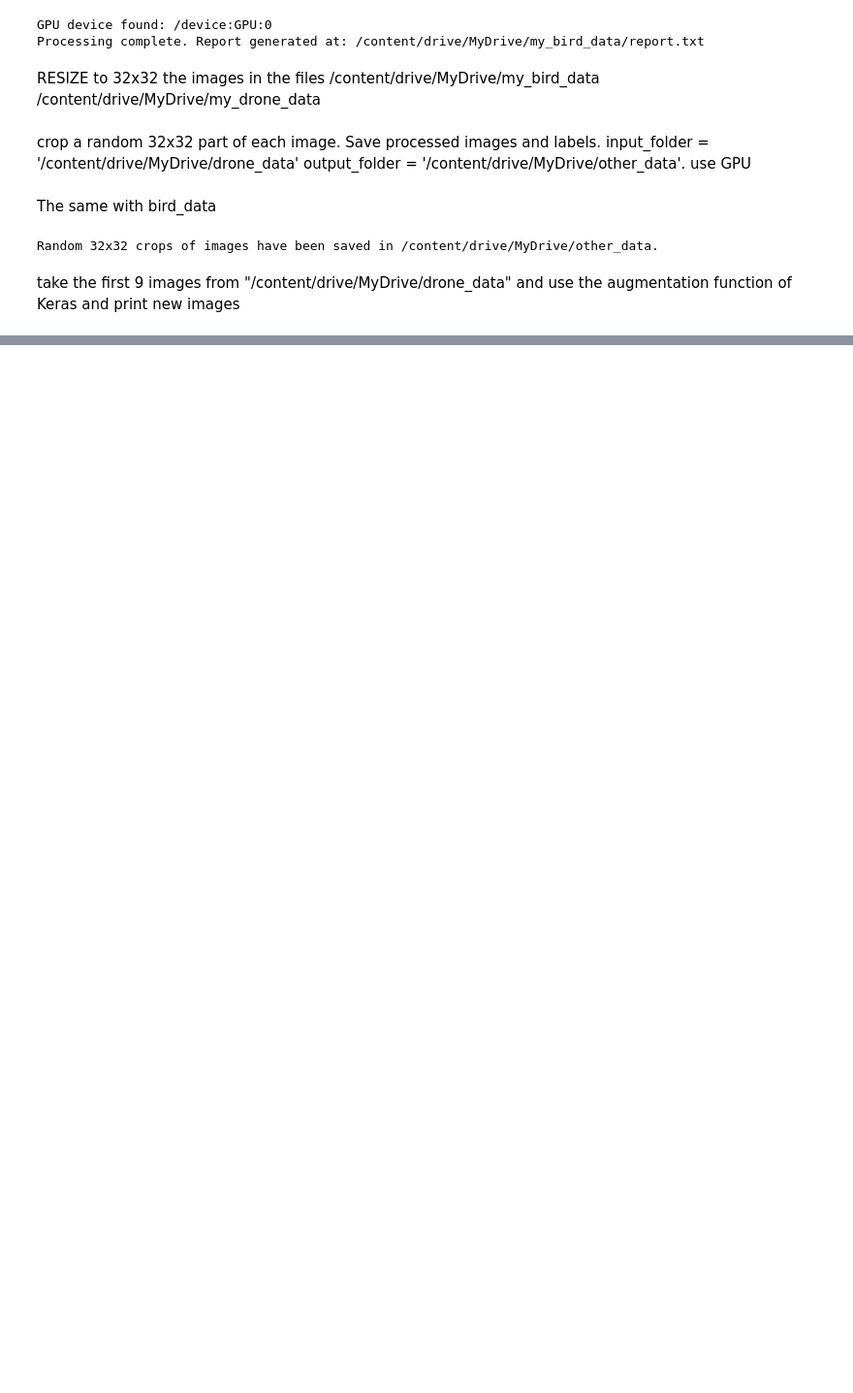
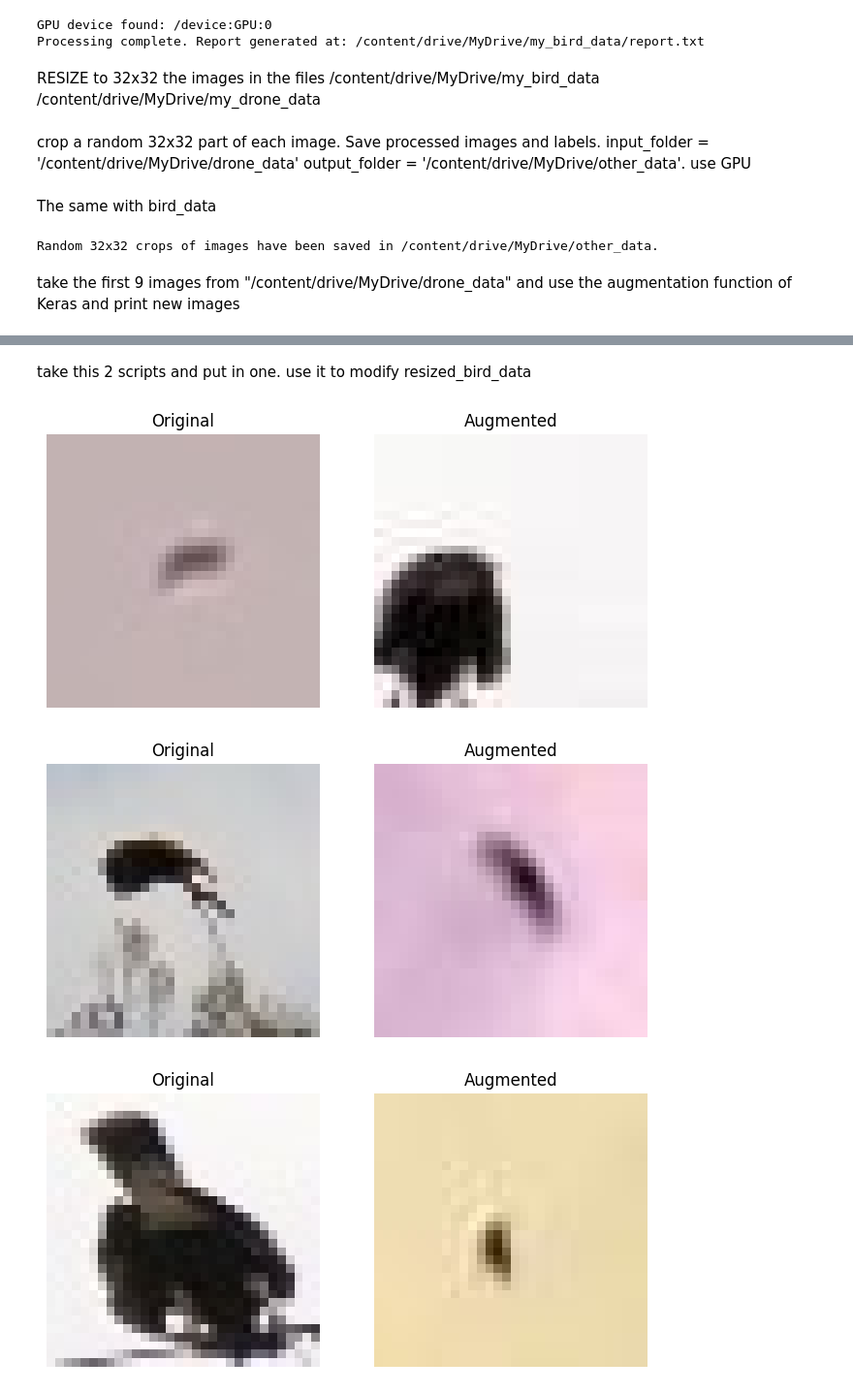
Before and after one commit to adidonner/Machine-Deep-learning-Python-Based, a Jupyter notebook: Task6.ipynb, the cells around one changed output, grey strips where cells are left out. Shown at 97% size. Drawn from its saved outputs; the diff is of its cells as text; code cells hidden in the pictures; blank space fills up the shorter version.

```diff
--- a/Task6.ipynb
+++ b/Task6.ipynb
@@ -389,0 +561,80 @@ IndexError: ignored
+# %% [markdown]
+take this 2 scripts and put in one.
+use it to modify resized_bird_data
+# %%
+import os
+import random
+import matplotlib.pyplot as plt
+from tensorflow import keras
+from tensorflow.keras.preprocessing.image import ImageDataGenerator
+from glob import glob
+
+# Set the path to the original images and the destination folder for augmented images
+original_images_path = "/content/drive/MyDrive/resized_bird_data"
+augmented_images_path = "/content/drive/MyDrive/my_augmented_bird_data"
+
+# Create the destination folder if it doesn't exist
+os.makedirs(augmented_images_path, exist_ok=True)
+
+# List all the original image files
+original_image_files = glob(os.path.join(original_images_path, "*.jpg"))
+
+# Define image data generator with random augmentation functions
+datagen = ImageDataGenerator(
+    rotation_range=40,
+    width_shift_range=0.2,
+    height_shift_range=0.2,
+    shear_range=0.2,
+    zoom_range=0.2,
+    horizontal_flip=True,
+    fill_mode='nearest'
+)
+
+# Function to apply random augmentation to an image
+def augment_image(image_path):
+    img = keras.preprocessing.image.load_img(image_path)
+    x = keras.preprocessing.image.img_to_array(img)
+    x = x.reshape((1,) + x.shape)
+    i = 0
+    for batch in datagen.flow(x, batch_size=1, save_to_dir=augmented_images_path, save_prefix='aug', save_format='jpg'):
+        i += 1
+        if i >= 1:  # Number of augmentations per image
+            break
+
+# Apply augmentation to all original images
+[ augment_image(image_path) for image_path in original_image_files ]
+
+# List all augmented image files
+augmented_image_files = glob(os.path.join(augmented_images_path, "*.jpg"))
+
+# Function to display original and augmented image pairs
+def display_image_pairs(original_file, augmented_file):
+    original_img = keras.preprocessing.image.load_img(original_file)
+    augmented_img = keras.preprocessing.image.load_img(augmented_file)
+
+    plt.figure(figsize=(8, 4))
+
+    # Display original image
+    plt.subplot(1, 2, 1)
+    plt.imshow(original_img)
+    plt.axis('off')
+    plt.title('Original')
+
+    # Display augmented image
+    plt.subplot(1, 2, 2)
+    plt.imshow(augmented_img)
+    plt.axis('off')
+    plt.title('Augmented')
+
+    plt.show()
+
+# Display 10 random pairs of original and augmented images
+for _ in range(10):
+    random_index = random.randint(0, len(original_image_files) - 1)
+    original_file = original_image_files[random_index]
+    augmented_file = augmented_image_files[random_index]
+    display_image_pairs(original_file, augmented_file)
+# %% [output]
+[figure, added]
+[figure, added]
+[figure, added]
```
Also changed, not shown: parts of 10 cells of this notebook.
